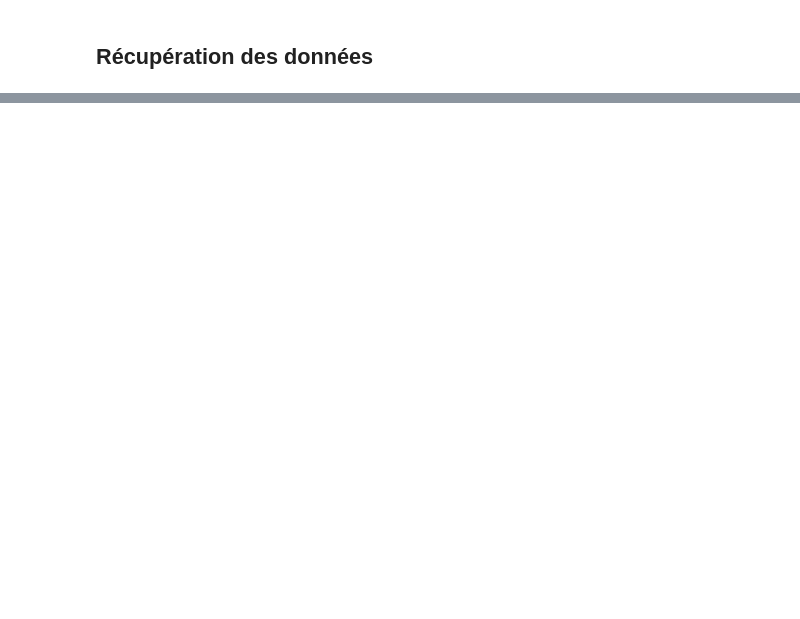
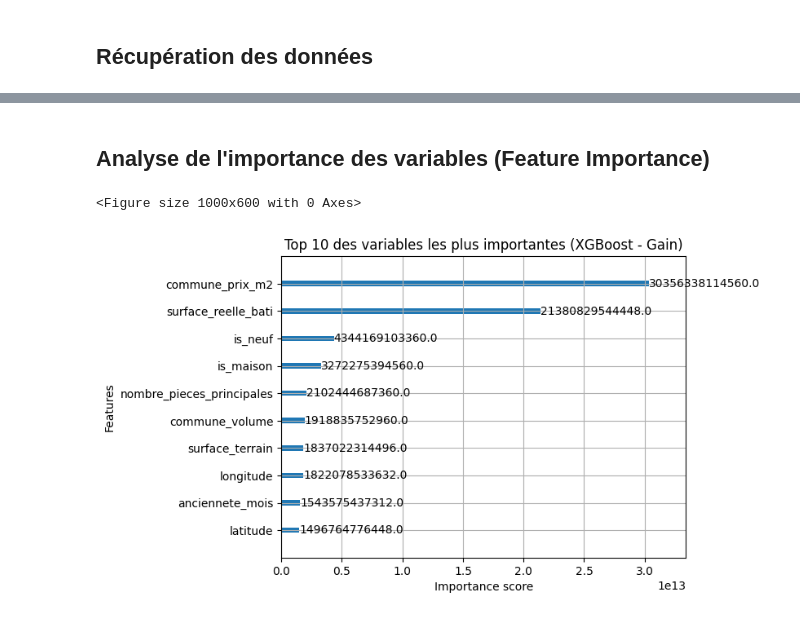
Before and after one commit to DataScientest-Studio/mars26_bds_immo, a Jupyter notebook: notebooks/Models/A_xgboost.ipynb, the cells around one changed output, grey strips where cells are left out. Drawn from its saved outputs; the diff is of its cells as text; code cells hidden in the pictures; blank space fills up the shorter version.

```diff
--- a/notebooks/Models/A_xgboost.ipynb
+++ b/notebooks/Models/A_xgboost.ipynb
@@ -36,0 +38,25 @@ Dimensions Train : (3712444, 13) | Dimensions Test : (928111, 13)
+# %%
+# Configuration du modèle
+# On utilise 'hist' pour la rapidité sur de gros volumes
+# 'n_jobs=-1' utilise tous les CPU
+xgb_model = xgb.XGBRegressor(
+    n_estimators=500,        # Plus d'arbres, mais plus courts
+    max_depth=8,             # Profondeur modérée pour éviter l'overfitting
+    learning_rate=0.1,       # Pas d'apprentissage (vitesse de correction)
+    tree_method='hist',      # Algorithme optimisé pour gros datasets
+    n_jobs=-1,
+    random_state=42,
+    objective='reg:squarederror'
+)
+
+print("Début de l'entraînement XGBoost...")
+start_time = time.time()
+
+xgb_model.fit(
+    X_train, y_train,
+    eval_set=[(X_test, y_test)], # On surveille l'erreur sur le test en temps réel
+    verbose=50                   # Affiche l'évolution tous les 50 arbres
+)
+
+end_time = time.time() - start_time
+print(f"Entraînement terminé en {end_time/60:.2f} minutes.")
@@ -36,0 +103,10 @@ Dimensions Train : (3712444, 13) | Dimensions Test : (928111, 13)
+# %% [markdown]
+## Analyse de l'importance des variables (Feature Importance)
+# %%
+plt.figure(figsize=(10, 6))
+xgb.plot_importance(xgb_model, max_num_features=10, importance_type='gain')
+plt.title('Top 10 des variables les plus importantes (XGBoost - Gain)')
+plt.show()
+# %% [output]
+<Figure size 1000x600 with 0 Axes>
+[figure, added]
```
Also changed, not shown: parts of 7 cells of this notebook, 3 other files.
